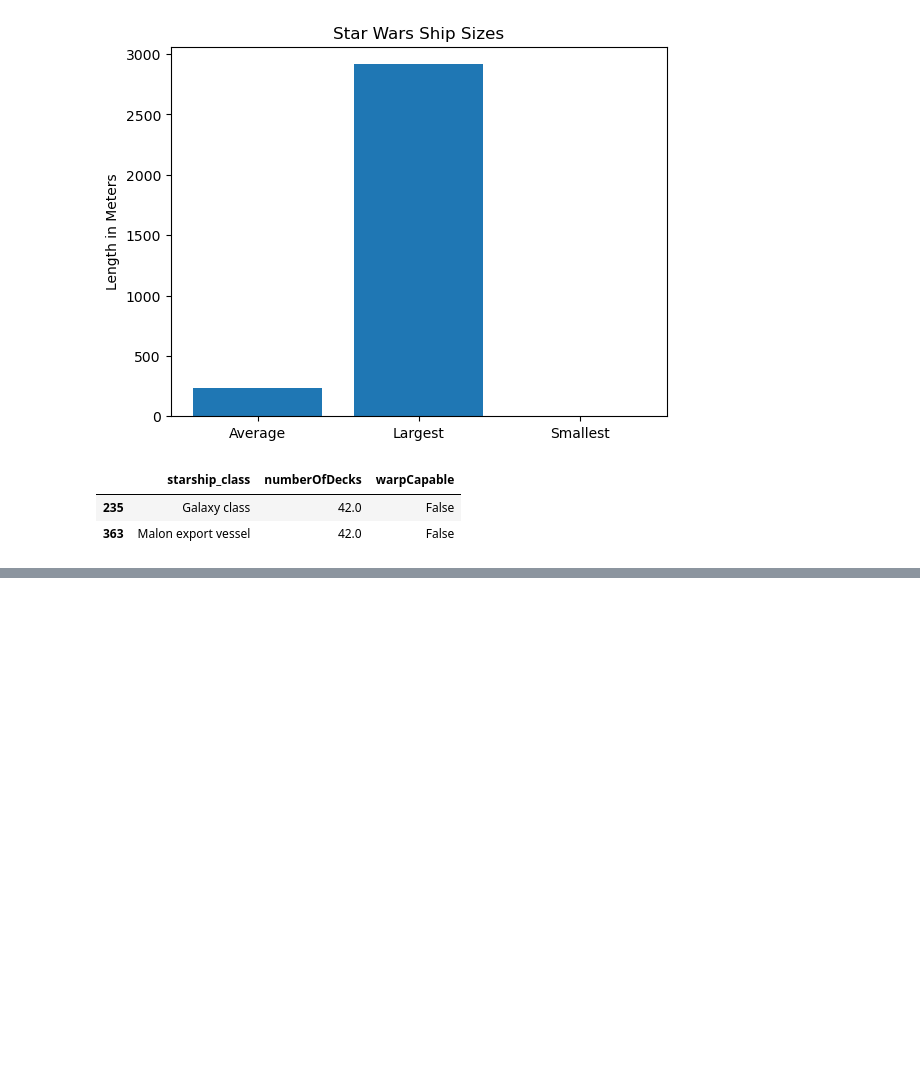
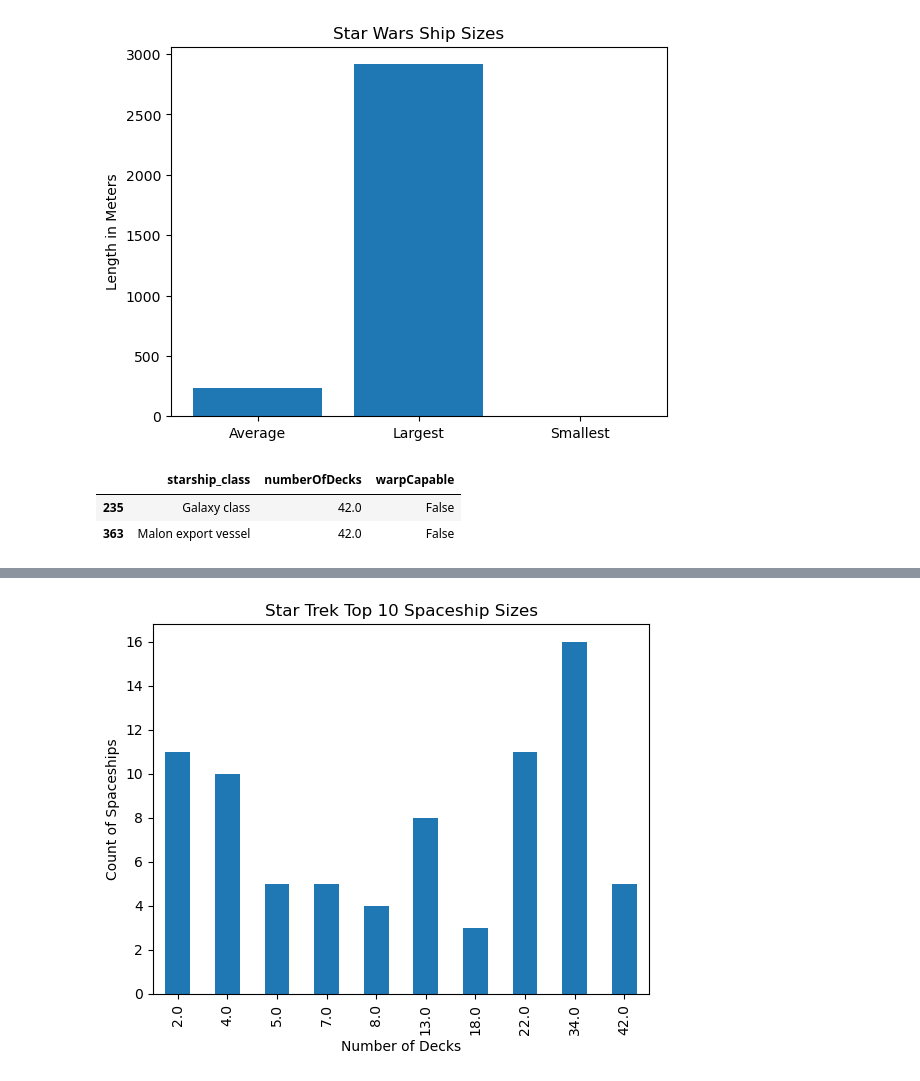
Before and after one commit to wesiswes629/wookiestapi, a Jupyter notebook: notebooks/all_spacecraft.ipynb, the cells around one changed output, grey strips where cells are left out. Cells and saved outputs as stored; diff of their text form; code cells hidden in the pictures; blank space fills up the shorter version.

```diff
--- a/notebooks/all_spacecraft.ipynb
+++ b/notebooks/all_spacecraft.ipynb
@@ -568,0 +596,20 @@ longestship
+# %%
+# Create update graphs showing sizes for Star Trek
+
+# Top 10
+
+st_deck_10 = st_deck.head(10)
+
+# Sort by size
+
+st_deck_order = st_deck_10.sort_index()
+
+# count number of decks
+
+st_deck_order.plot(kind='bar')
+plt.xlabel('Number of Decks')
+plt.ylabel('Count of Spaceships')
+plt.title('Star Trek Top 10 Spaceship Sizes')
+plt.show()
+# %% [output]
+[figure, added]
```
Also changed, not shown: parts of 2 cells of this notebook, 2 other files.
